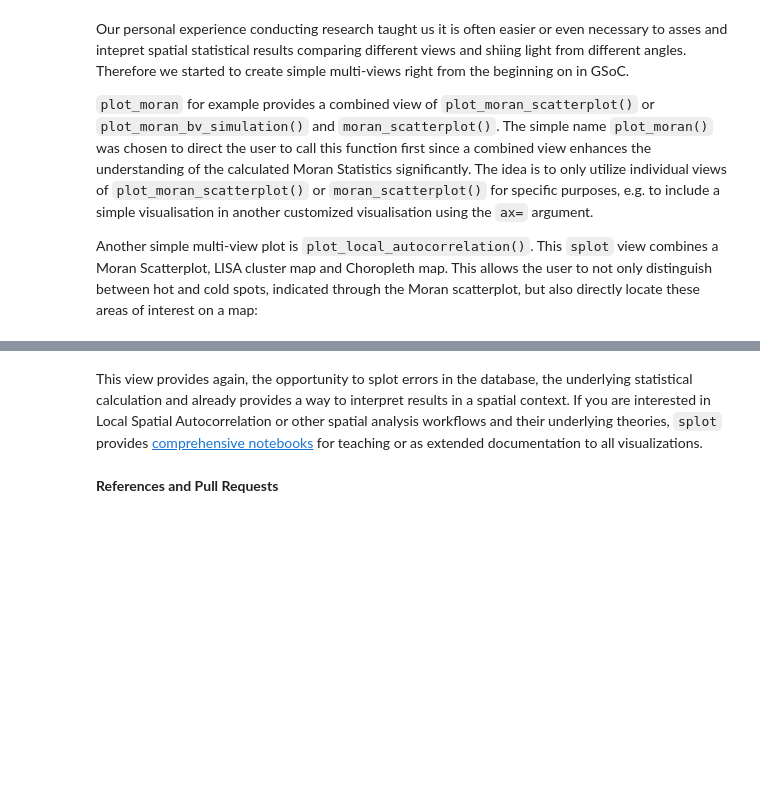
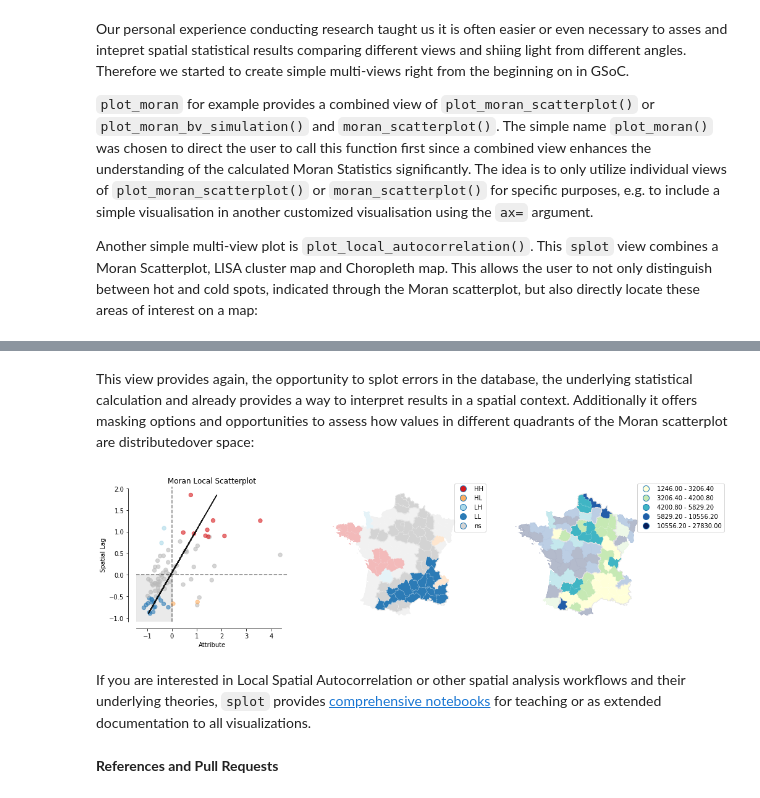
Before and after one commit to slumnitz/splot, a Jupyter notebook: notebooks/splot_pysal_viz_package.ipynb, the cells around one changed output, grey strips where cells are left out. Saved outputs shown, nothing was run; the diff lists cells and outputs as text; code cells hidden in the pictures; blank space fills up the shorter version.

```diff
--- a/notebooks/splot_pysal_viz_package.ipynb
+++ b/notebooks/splot_pysal_viz_package.ipynb
@@ -149,5 +198,12 @@ plt.show()
+# %% [markdown]
+This view provides again, the opportunity to splot errors in the database, the underlying statistical calculation and already provides a way to interpret results in a spatial context. Additionally it offers masking options and opportunities to assess how values in different quadrants of the Moran scatterplot are distributedover space:
+# %%
+plot_local_autocorrelation(moran_loc, gdf, 'Donatns', quadrant=3)
+plt.show()
+# %% [output]
+[figure, added]
 # %% [markdown]
-This view provides again, the opportunity to splot errors in the database, the underlying statistical calculation and already provides a way to interpret results in a spatial context. If you are interested in Local Spatial Autocorrelation or other spatial analysis workflows and their underlying theories, `splot` provides [comprehensive notebooks]() for teaching or as extended documentation to all visualizations.
+If you are interested in Local Spatial Autocorrelation or other spatial analysis workflows and their underlying theories, `splot` provides [comprehensive notebooks]() for teaching or as extended documentation to all visualizations.
 # %% [markdown]
 **References and Pull Requests**
 # %% [markdown]
```
Also changed, not shown: parts of 32 cells of this notebook.
